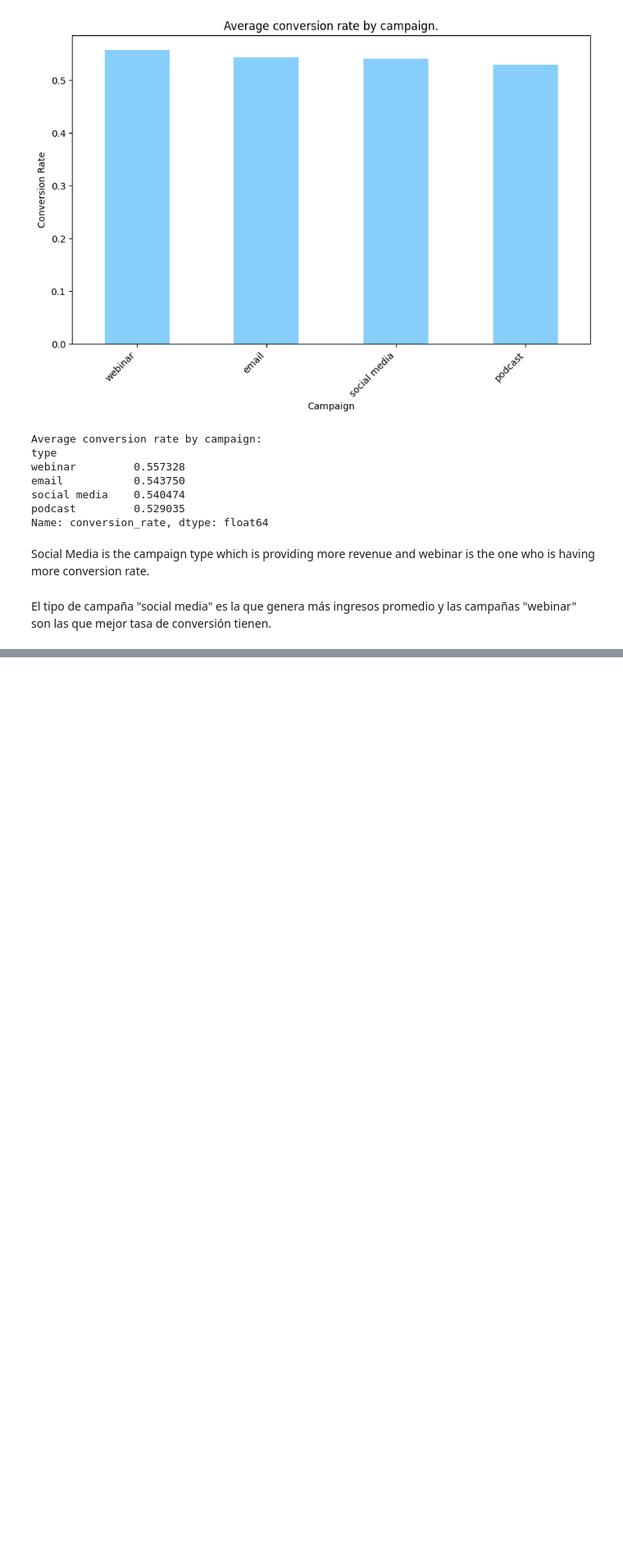
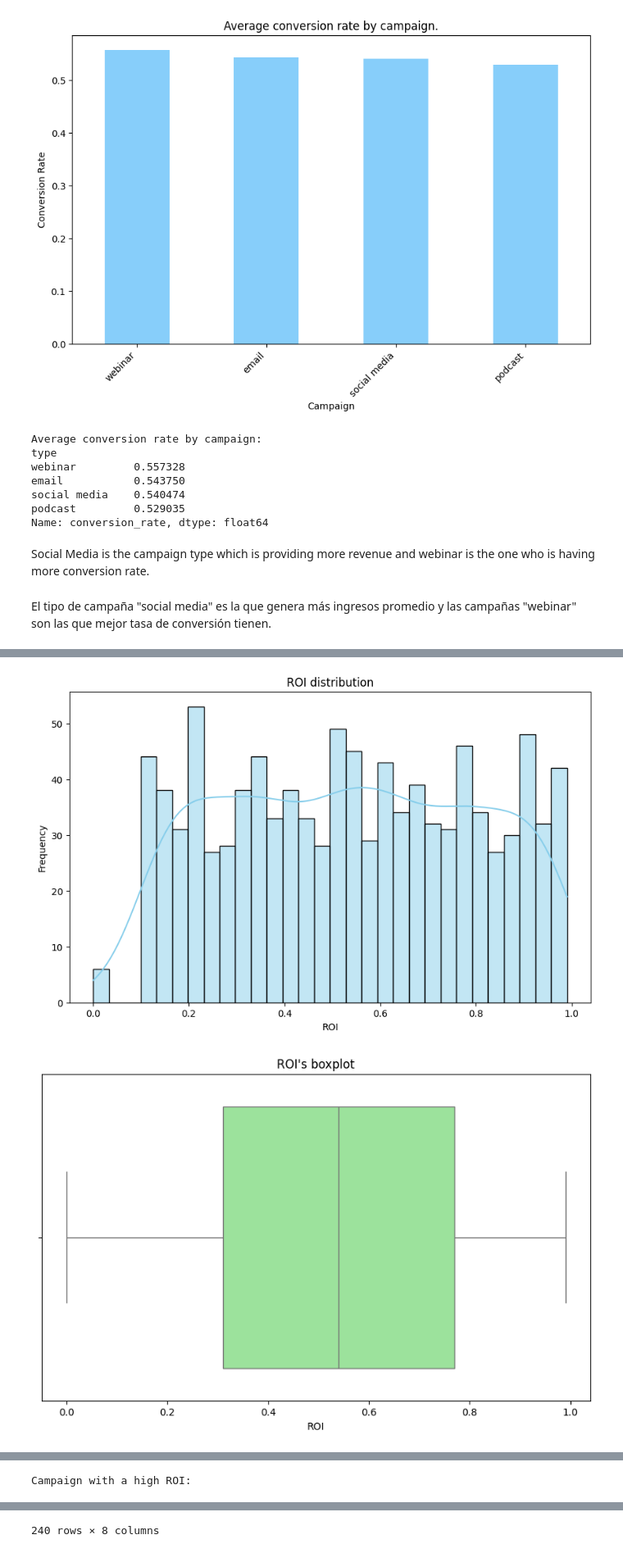
Before and after one commit to Ignacio538/Marketing-Campaings, a Jupyter notebook: Tasks.ipynb, the cells around one changed output, grey strips where cells are left out. Shown at 82% size. Cells and saved outputs as stored; diff of their text form; code cells hidden in the pictures; blank space fills up the shorter version.

```diff
--- a/Tasks.ipynb
+++ b/Tasks.ipynb
@@ -141,0 +150,50 @@ El tipo de campaña "social media" es la que genera más ingresos promedio y las
+# %%
+# Create a histogram and a boxplot of the ROI's distribution
+plt.figure(figsize=(10, 6))
+sns.histplot(df['roi'], kde=True, color='skyblue', bins=30)
+plt.title('ROI distribution')
+plt.xlabel('ROI')
+plt.ylabel('Frequency')
+plt.show()
+
+plt.figure(figsize=(10, 6))
+sns.boxplot(x=df['roi'], color='lightgreen')
+plt.title("ROI's boxplot")
+plt.xlabel('ROI')
+plt.show()
+
+# Heatmap to see the correlationship
+correlation_matrix = df[['roi', 'budget', 'conversion_rate', 'revenue', 'net_profit', 'duration_days']].corr()
+plt.figure(figsize=(8, 6))
+sns.heatmap(correlation_matrix, annot=True, cmap='coolwarm', fmt='.2f')
+plt.title('Correlationships between ROI and the other columns')
+plt.show()
+
+# Let's see which are the campaigns wiwth the higest ROI
+high_roi_campaigns = df[df['roi'] > df['roi'].quantile(0.75)]
+
+# Let's grab only the most important columns
+high_roi_features = high_roi_campaigns[['campaign_name', 'roi', 'budget', 'conversion_rate', 'type', 'target_audience', 'channel', 'revenue']]
+
+# We will analyze the ROI against the budget and the conversion rate
+plt.figure(figsize=(10, 6))
+sns.scatterplot(x='budget', y='roi', data=df, hue='type', palette='Set1')
+plt.title('ROI vs Budget by Campaign')
+plt.xlabel('Budget')
+plt.ylabel('ROI')
+plt.legend(title='Campaign')
+plt.show()
+
+plt.figure(figsize=(10, 6))
+sns.scatterplot(x='conversion_rate', y='roi', data=df, hue='type', palette='Set1')
+plt.title('ROI vs Conversion Rate by Campaign')
+plt.xlabel('Conversion Rate')
+plt.ylabel('ROI')
+plt.legend(title='Campaign')
+plt.show()
+
+print("Campaign with a high ROI:")
+high_roi_features
+# %% [output]
+[figure, added]
+[figure, added]
@@ -141,0 +203 @@ El tipo de campaña "social media" es la que genera más ingresos promedio y las
+Campaign with a high ROI:
@@ -141,0 +216 @@ El tipo de campaña "social media" es la que genera más ingresos promedio y las
+240 rows × 8 columns
```
Also changed, not shown: parts of 9 cells of this notebook.
